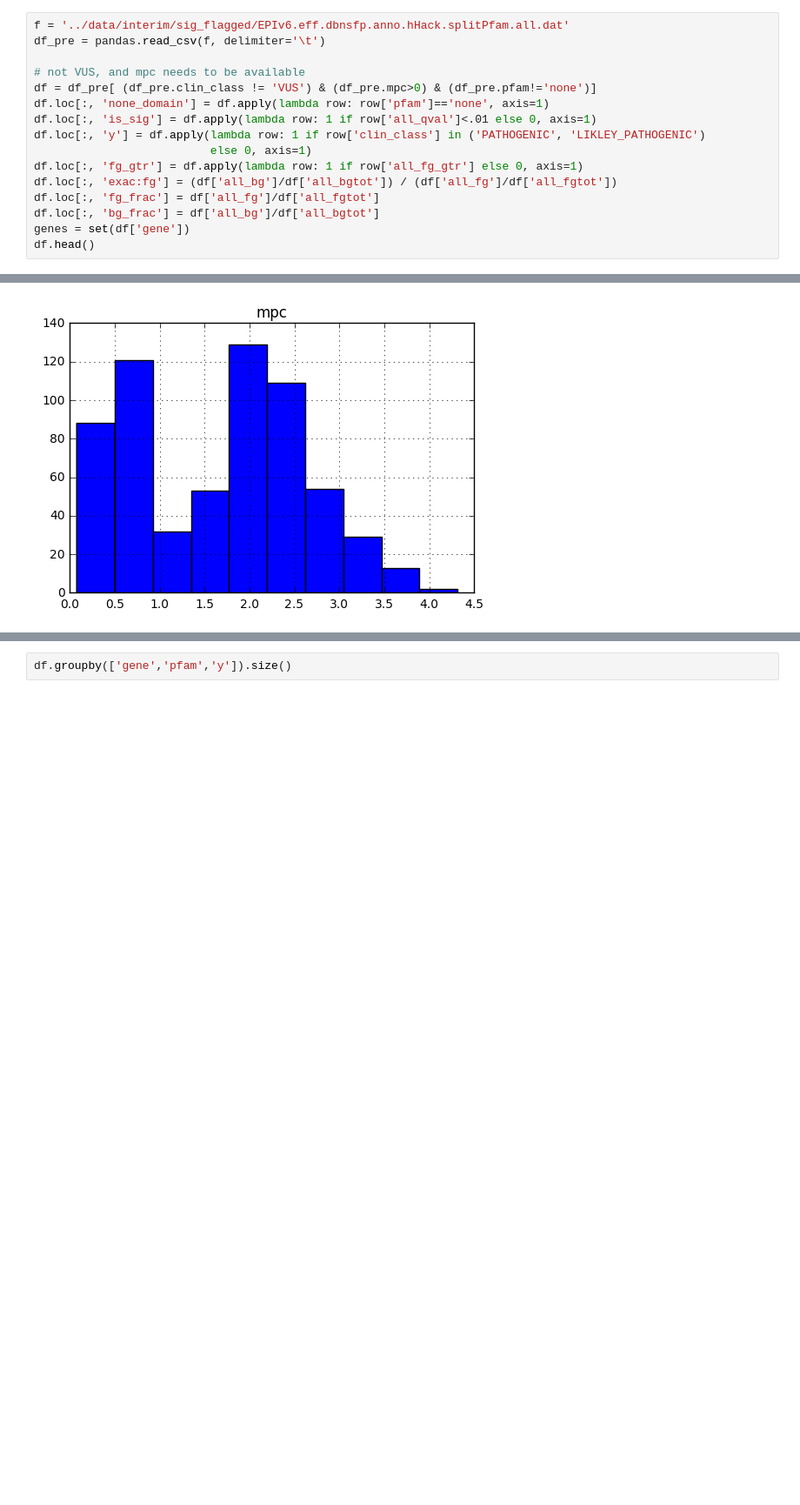
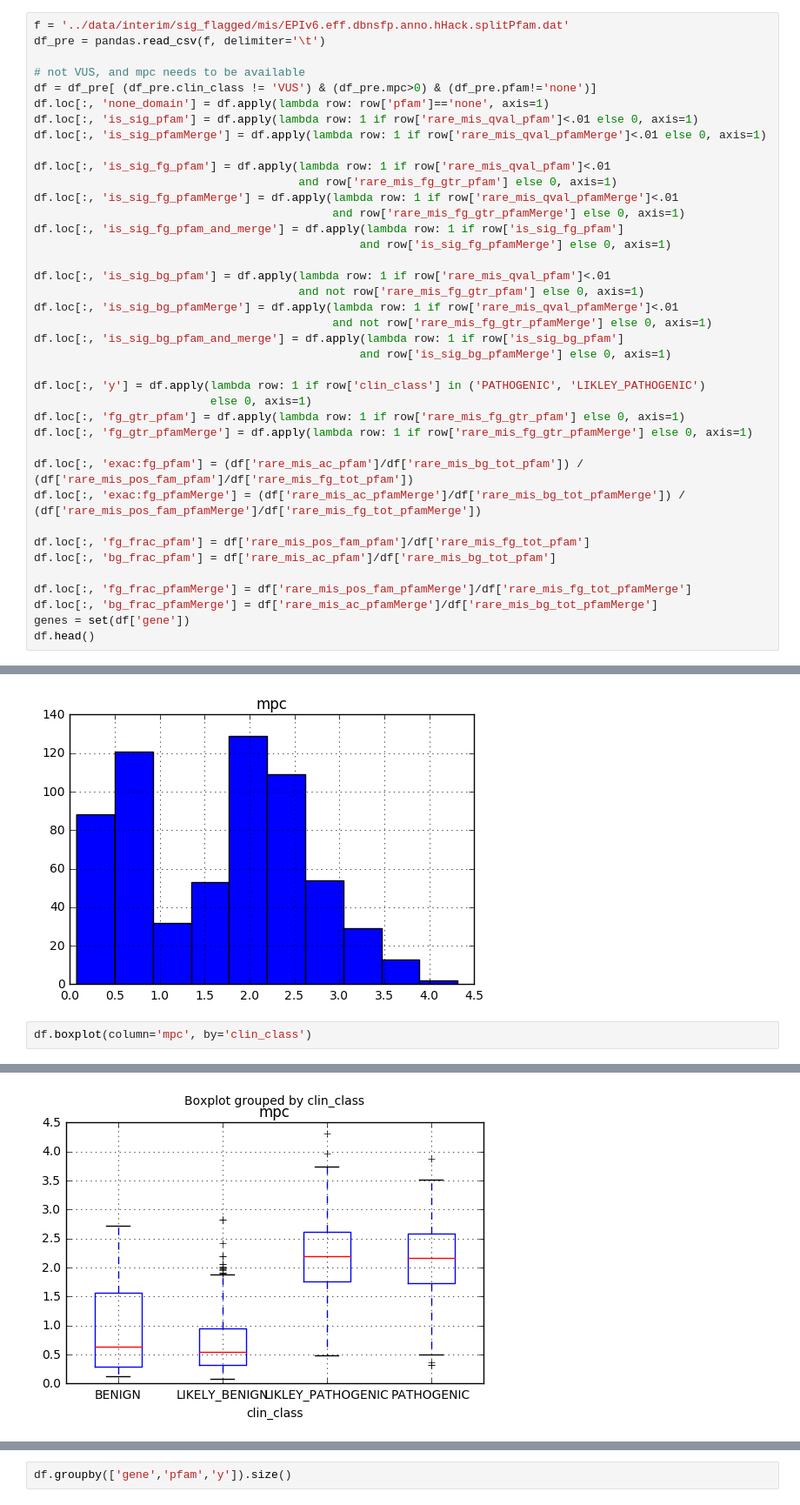
Before and after one commit to samesense/pathopredictor, a Jupyter notebook: notebooks/predict-mpc.ipynb, the cells around one changed output, grey strips where cells are left out. Shown at 87% size. Drawn from its saved outputs; the diff is of its cells as text; blank space fills up the shorter version.

```diff
--- a/notebooks/predict-mpc.ipynb
+++ b/notebooks/predict-mpc.ipynb
@@ -44,17 +47,40 @@ tree_clf = tree.DecisionTreeClassifier(max_depth=3)
 # %%
-f = '../data/interim/sig_flagged/EPIv6.eff.dbnsfp.anno.hHack.splitPfam.all.dat'
+f = '../data/interim/sig_flagged/mis/EPIv6.eff.dbnsfp.anno.hHack.splitPfam.dat'
 df_pre = pandas.read_csv(f, delimiter='\t')
 
 # not VUS, and mpc needs to be available
 df = df_pre[ (df_pre.clin_class != 'VUS') & (df_pre.mpc>0) & (df_pre.pfam!='none')]
 df.loc[:, 'none_domain'] = df.apply(lambda row: row['pfam']=='none', axis=1)
-df.loc[:, 'is_sig'] = df.apply(lambda row: 1 if row['all_qval']<.01 else 0, axis=1)
+df.loc[:, 'is_sig_pfam'] = df.apply(lambda row: 1 if row['rare_mis_qval_pfam']<.01 else 0, axis=1)
+df.loc[:, 'is_sig_pfamMerge'] = df.apply(lambda row: 1 if row['rare_mis_qval_pfamMerge']<.01 else 0, axis=1)
+
+df.loc[:, 'is_sig_fg_pfam'] = df.apply(lambda row: 1 if row['rare_mis_qval_pfam']<.01
+                                       and row['rare_mis_fg_gtr_pfam'] else 0, axis=1)
+df.loc[:, 'is_sig_fg_pfamMerge'] = df.apply(lambda row: 1 if row['rare_mis_qval_pfamMerge']<.01
+                                            and row['rare_mis_fg_gtr_pfamMerge'] else 0, axis=1)
+df.loc[:, 'is_sig_fg_pfam_and_merge'] = df.apply(lambda row: 1 if row['is_sig_fg_pfam']
+                                                and row['is_sig_fg_pfamMerge'] else 0, axis=1)
+
+df.loc[:, 'is_sig_bg_pfam'] = df.apply(lambda row: 1 if row['rare_mis_qval_pfam']<.01
+                                       and not row['rare_mis_fg_gtr_pfam'] else 0, axis=1)
+df.loc[:, 'is_sig_bg_pfamMerge'] = df.apply(lambda row: 1 if row['rare_mis_qval_pfamMerge']<.01
+                                            and not row['rare_mis_fg_gtr_pfamMerge'] else 0, axis=1)
+df.loc[:, 'is_sig_bg_pfam_and_merge'] = df.apply(lambda row: 1 if row['is_sig_bg_pfam']
+                                                and row['is_sig_bg_pfamMerge'] else 0, axis=1)
+
 df.loc[:, 'y'] = df.apply(lambda row: 1 if row['clin_class'] in ('PATHOGENIC', 'LIKLEY_PATHOGENIC')
                           else 0, axis=1)
-df.loc[:, 'fg_gtr'] = df.apply(lambda row: 1 if row['all_fg_gtr'] else 0, axis=1)
-df.loc[:, 'exac:fg'] = (df['all_bg']/df['all_bgtot']) / (df['all_fg']/df['all_fgtot'])
-df.loc[:, 'fg_frac'] = df['all_fg']/df['all_fgtot']
-df.loc[:, 'bg_frac'] = df['all_bg']/df['all_bgtot']
+df.loc[:, 'fg_gtr_pfam'] = df.apply(lambda row: 1 if row['rare_mis_fg_gtr_pfam'] else 0, axis=1)
+df.loc[:, 'fg_gtr_pfamMerge'] = df.apply(lambda row: 1 if row['rare_mis_fg_gtr_pfamMerge'] else 0, axis=1)
+
+df.loc[:, 'exac:fg_pfam'] = (df['rare_mis_ac_pfam']/df['rare_mis_bg_tot_pfam']) / (df['rare_mis_pos_fam_pfam']/df['rare_mis_fg_tot_pfam'])
+df.loc[:, 'exac:fg_pfamMerge'] = (df['rare_mis_ac_pfamMerge']/df['rare_mis_bg_tot_pfamMerge']) / (df['rare_mis_pos_fam_pfamMerge']/df['rare_mis_fg_tot_pfamMerge'])
+
+df.loc[:, 'fg_frac_pfam'] = df['rare_mis_pos_fam_pfam']/df['rare_mis_fg_tot_pfam']
+df.loc[:, 'bg_frac_pfam'] = df['rare_mis_ac_pfam']/df['rare_mis_bg_tot_pfam']
+
+df.loc[:, 'fg_frac_pfamMerge'] = df['rare_mis_pos_fam_pfamMerge']/df['rare_mis_fg_tot_pfamMerge']
+df.loc[:, 'bg_frac_pfamMerge'] = df['rare_mis_ac_pfamMerge']/df['rare_mis_bg_tot_pfamMerge']
 genes = set(df['gene'])
 df.head()
 # %% [output]
@@ -109,3 +135,6 @@ df.hist(column='mpc')
 # %% [output]
 array([[<matplotlib.axes._subplots.AxesSubplot object at 0x...>]], dtype=object)
 [figure]
+# %%
+df.boxplot(column='mpc', by='clin_class')
+# %% [output]
@@ -111,0 +142 @@ array([[<matplotlib.axes._subplots.AxesSubplot object at 0x...>]], dtype=object)
+[figure, added]
```
Also changed, not shown: parts of 15 cells of this notebook, 6 other files.
